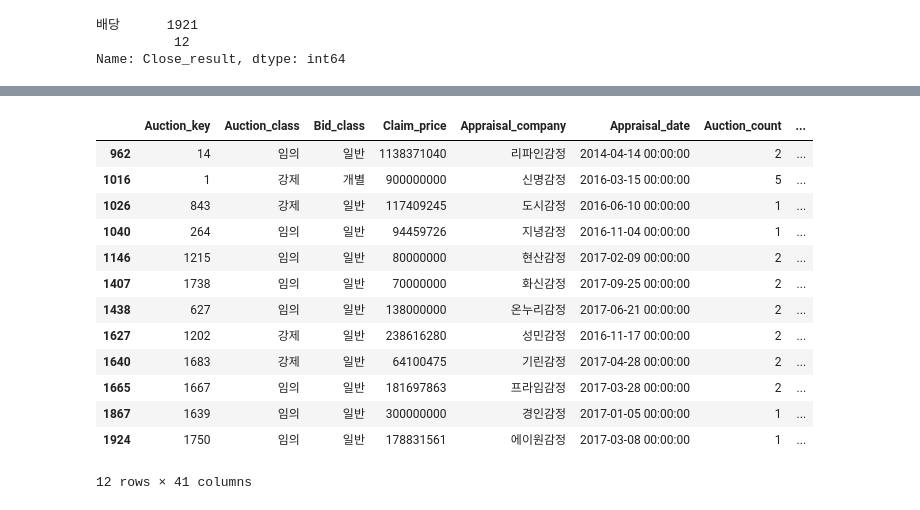
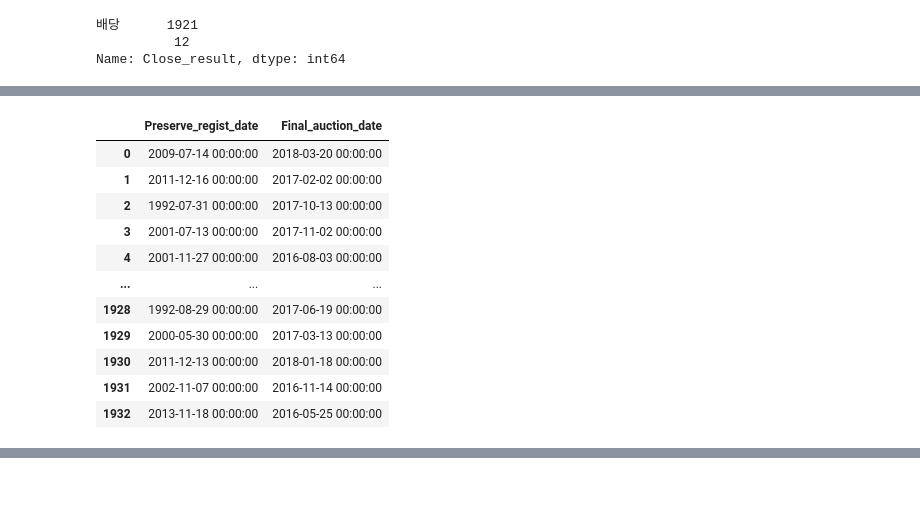
Before and after one commit to Sejong-Kaggle-Challengers-2nd/Cho-D-YoungRae, a Jupyter notebook: 3/1_직접구현.ipynb, the cells around one changed output, grey strips where cells are left out. Cells and saved outputs as stored; diff of their text form; code cells hidden in the pictures.

```diff
--- a/3/1_직접구현.ipynb
+++ b/3/1_직접구현.ipynb
@@ -241,3 +351,15 @@ memory usage: 332.4+ KB
 # %%
-train['Preserve_regist_date'].sort_values()
+train[['Preserve_regist_date', 'Final_auction_date']]
 # %% [output]
+|  | Preserve_regist_date | Final_auction_date |
+| 0 | 2009-07-14 00:00:00 | 2018-03-20 00:00:00 |
+| 1 | 2011-12-16 00:00:00 | 2017-02-02 00:00:00 |
+| 2 | 1992-07-31 00:00:00 | 2017-10-13 00:00:00 |
+| 3 | 2001-07-13 00:00:00 | 2017-11-02 00:00:00 |
+| 4 | 2001-11-27 00:00:00 | 2016-08-03 00:00:00 |
+| ... | ... | ... |
+| 1928 | 1992-08-29 00:00:00 | 2017-06-19 00:00:00 |
+| 1929 | 2000-05-30 00:00:00 | 2017-03-13 00:00:00 |
+| 1930 | 2011-12-13 00:00:00 | 2018-01-18 00:00:00 |
+| 1931 | 2002-11-07 00:00:00 | 2016-11-14 00:00:00 |
+| 1932 | 2013-11-18 00:00:00 | 2016-05-25 00:00:00 |
@@ -256,17 +366,0 @@ Name: Preserve_regist_date, Length: 1933, dtype: object
-# %%
-train[train['Close_result'] != '배당']
-# %% [output]
-|  | Auction_key | Auction_class | Bid_class | Claim_price | Appraisal_company | Appraisal_date | Auction_count | ... |
-| 962 | 14 | 임의 | 일반 | 1138371040 | 리파인감정 | 2014-04-14 00:00:00 | 2 | ... |
-| 1016 | 1 | 강제 | 개별 | 900000000 | 신명감정 | 2016-03-15 00:00:00 | 5 | ... |
-| 1026 | 843 | 강제 | 일반 | 117409245 | 도시감정 | 2016-06-10 00:00:00 | 1 | ... |
-| 1040 | 264 | 임의 | 일반 | 94459726 | 지녕감정 | 2016-11-04 00:00:00 | 1 | ... |
-| 1146 | 1215 | 임의 | 일반 | 80000000 | 현산감정 | 2017-02-09 00:00:00 | 2 | ... |
-| 1407 | 1738 | 임의 | 일반 | 70000000 | 화신감정 | 2017-09-25 00:00:00 | 2 | ... |
-| 1438 | 627 | 임의 | 일반 | 138000000 | 온누리감정 | 2017-06-21 00:00:00 | 2 | ... |
-| 1627 | 1202 | 강제 | 일반 | 238616280 | 성민감정 | 2016-11-17 00:00:00 | 2 | ... |
-| 1640 | 1683 | 강제 | 일반 | 64100475 | 기린감정 | 2017-04-28 00:00:00 | 2 | ... |
-| 1665 | 1667 | 임의 | 일반 | 181697863 | 프라임감정 | 2017-03-28 00:00:00 | 2 | ... |
-| 1867 | 1639 | 임의 | 일반 | 300000000 | 경인감정 | 2017-01-05 00:00:00 | 1 | ... |
-| 1924 | 1750 | 임의 | 일반 | 178831561 | 에이원감정 | 2017-03-08 00:00:00 | 1 | ... |
-12 rows × 41 columns
```
Also changed, not shown: parts of 22 cells of this notebook, 1 other file.
